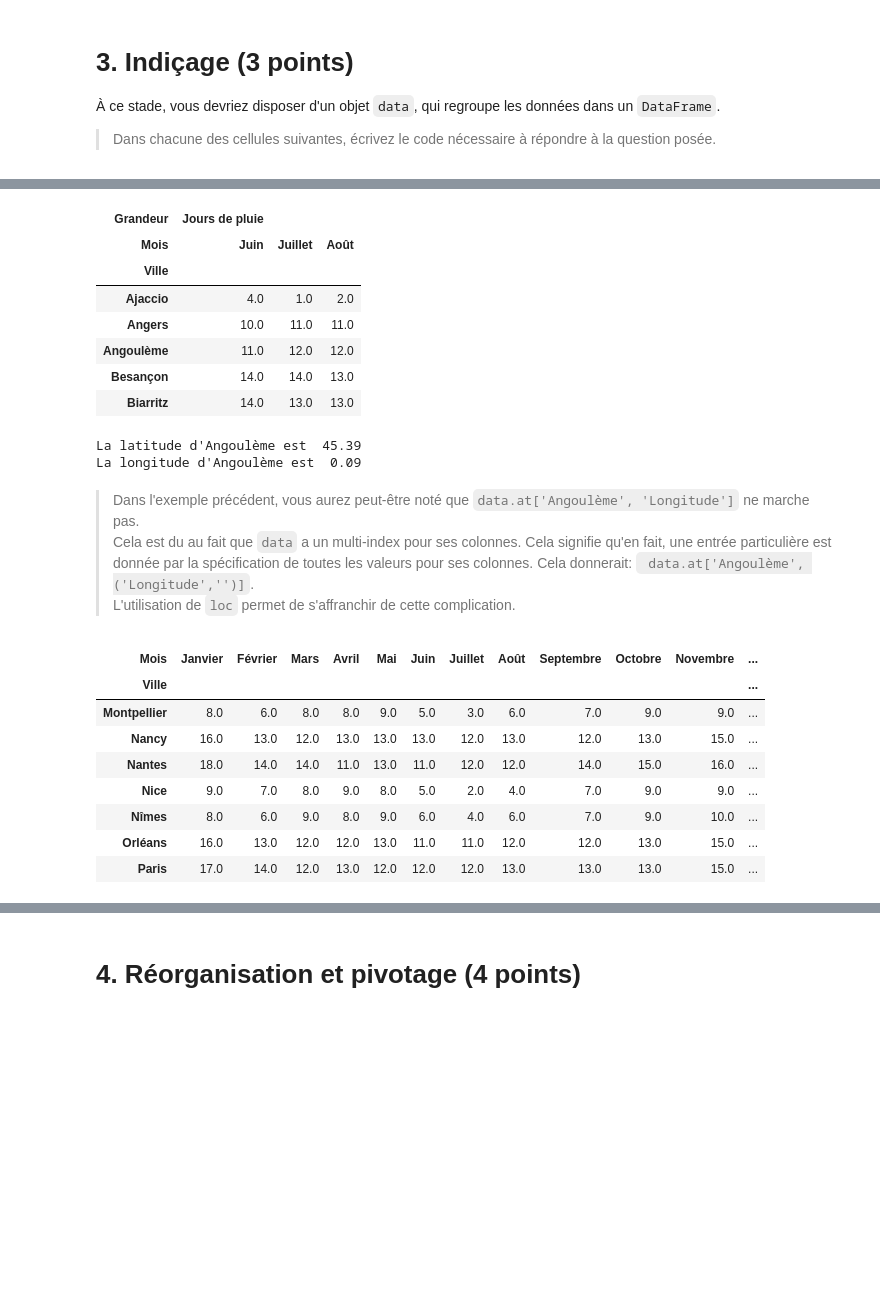
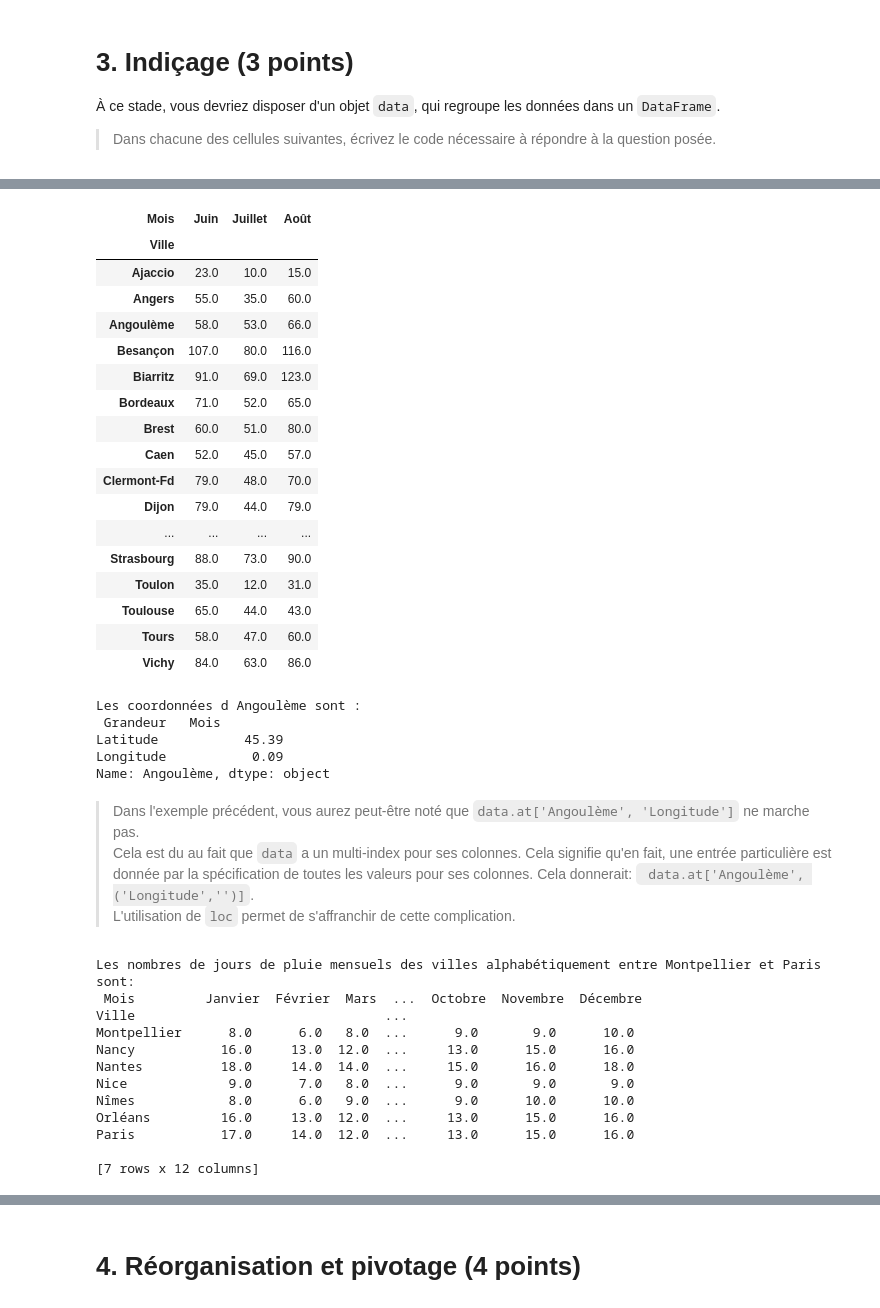
Before and after one commit to campusplage/compte-rendus-mullier_alberjaoui, a Jupyter notebook: TP1_pandas.ipynb, the cells around one changed output, grey strips where cells are left out. Cells and saved outputs as stored; diff of their text form; code cells hidden in the pictures; blank space fills up the shorter version.

```diff
--- a/TP1_pandas.ipynb
+++ b/TP1_pandas.ipynb
@@ -145,24 +151,36 @@ data['Précipitations'].head()
 # %%
 # Affichez le nombre de jours de pluie de toutes les villes pour les mois de "Juin", "Juillet" et "Août"
-data.iloc[:,17:20].head()
-#on utilise .head() pour pas saturer l'affichage de la page
+data.Précipitations[['Juin','Juillet', 'Août']]
 # %% [output]
-| Grandeur | Jours de pluie |  |  |
 | Mois | Juin | Juillet | Août |
 | Ville |  |  |  |
-| Ajaccio | 4.0 | 1.0 | 2.0 |
-| Angers | 10.0 | 11.0 | 11.0 |
-| Angoulème | 11.0 | 12.0 | 12.0 |
-| Besançon | 14.0 | 14.0 | 13.0 |
-| Biarritz | 14.0 | 13.0 | 13.0 |
+| Ajaccio | 23.0 | 10.0 | 15.0 |
+| Angers | 55.0 | 35.0 | 60.0 |
+| Angoulème | 58.0 | 53.0 | 66.0 |
+| Besançon | 107.0 | 80.0 | 116.0 |
+| Biarritz | 91.0 | 69.0 | 123.0 |
+| Bordeaux | 71.0 | 52.0 | 65.0 |
+| Brest | 60.0 | 51.0 | 80.0 |
+| Caen | 52.0 | 45.0 | 57.0 |
+| Clermont-Fd | 79.0 | 48.0 | 70.0 |
+| Dijon | 79.0 | 44.0 | 79.0 |
+| ... | ... | ... | ... |
+| Strasbourg | 88.0 | 73.0 | 90.0 |
+| Toulon | 35.0 | 12.0 | 31.0 |
+| Toulouse | 65.0 | 44.0 | 43.0 |
+| Tours | 58.0 | 47.0 | 60.0 |
+| Vichy | 84.0 | 63.0 | 86.0 |
 # %%
 # Affichez une phrase qui indique la latitude et longitude d'Angoulème.
 # (utilisez `loc` et le formattage de chaines de caractère avec print)
-print("La latitude d'Angoulème est " , data.loc['Angoulème','Latitude'][0],
-      "\nLa longitude d'Angoulème est " , data.loc['Angoulème','Longitude'][0])
+
+print("\nLes coordonnées d Angoulème sont :\n" , data.loc['Angoulème', ['Latitude','Longitude']])
 # %% [output]
-La latitude d'Angoulème est  45.39
-La longitude d'Angoulème est  0.09
+Les coordonnées d Angoulème sont :
+ Grandeur   Mois
+Latitude           45.39
+Longitude           0.09
+Name: Angoulème, dtype: object
 # %% [markdown]
 > Dans l'exemple précédent, vous aurez peut-être noté que `data.at['Angoulème', 'Longitude']` ne marche pas.
 Cela est du au fait que `data` a un multi-index pour ses colonnes. Cela signifie qu'en fait, une entrée particulière est donnée par la spécification de toutes les valeurs pour ses colonnes. Cela donnerait:
@@ -171,16 +189,21 @@ Cela est du au fait que `data` a un multi-index pour ses colonnes. Cela signifie
 # %%
 # Affichez les nombres de jours de pluie mensuels de toutes les données aux villes ayant un nom compris
 # entre "Montpellier" et "Paris" dans l'ordre alphabétique
-data['Jours de pluie']['Montpellier':'Paris']
+
+print("\nLes nombres de jours de pluie mensuels des villes alphabétiquement entre Montpellier et Paris sont:\n",
+      data.loc['Montpellier':'Paris', 'Jours de pluie'])
 # %% [output]
-| Mois | Janvier | Février | Mars | Avril | Mai | Juin | Juillet | Août | Septembre | Octobre | Novembre | ... |
-| Ville |  |  |  |  |  |  |  |  |  |  |  | ... |
-| Montpellier | 8.0 | 6.0 | 8.0 | 8.0 | 9.0 | 5.0 | 3.0 | 6.0 | 7.0 | 9.0 | 9.0 | ... |
-| Nancy | 16.0 | 13.0 | 12.0 | 13.0 | 13.0 | 13.0 | 12.0 | 13.0 | 12.0 | 13.0 | 15.0 | ... |
-| Nantes | 18.0 | 14.0 | 14.0 | 11.0 | 13.0 | 11.0 | 12.0 | 12.0 | 14.0 | 15.0 | 16.0 | ... |
-| Nice | 9.0 | 7.0 | 8.0 | 9.0 | 8.0 | 5.0 | 2.0 | 4.0 | 7.0 | 9.0 | 9.0 | ... |
-| Nîmes | 8.0 | 6.0 | 9.0 | 8.0 | 9.0 | 6.0 | 4.0 | 6.0 | 7.0 | 9.0 | 10.0 | ... |
-| Orléans | 16.0 | 13.0 | 12.0 | 12.0 | 13.0 | 11.0 | 11.0 | 12.0 | 12.0 | 13.0 | 15.0 | ... |
-| Paris | 17.0 | 14.0 | 12.0 | 13.0 | 12.0 | 12.0 | 12.0 | 13.0 | 13.0 | 13.0 | 15.0 | ... |
+Les nombres de jours de pluie mensuels des villes alphabétiquement entre Montpellier et Paris sont:
+ Mois         Janvier  Février  Mars  ...  Octobre  Novembre  Décembre
+Ville                                ...
+Montpellier      8.0      6.0   8.0  ...      9.0       9.0      10.0
+Nancy           16.0     13.0  12.0  ...     13.0      15.0      16.0
+Nantes          18.0     14.0  14.0  ...     15.0      16.0      18.0
+Nice             9.0      7.0   8.0  ...      9.0       9.0       9.0
+Nîmes            8.0      6.0   9.0  ...      9.0      10.0      10.0
+Orléans         16.0     13.0  12.0  ...     13.0      15.0      16.0
+Paris           17.0     14.0  12.0  ...     13.0      15.0      16.0
+
+[7 rows x 12 columns]
 # %%
 # Affichez à la fois les précipitations mensuelles et la "Géographie" des mêmes villes
```
Also changed, not shown: parts of 30 cells of this notebook.
